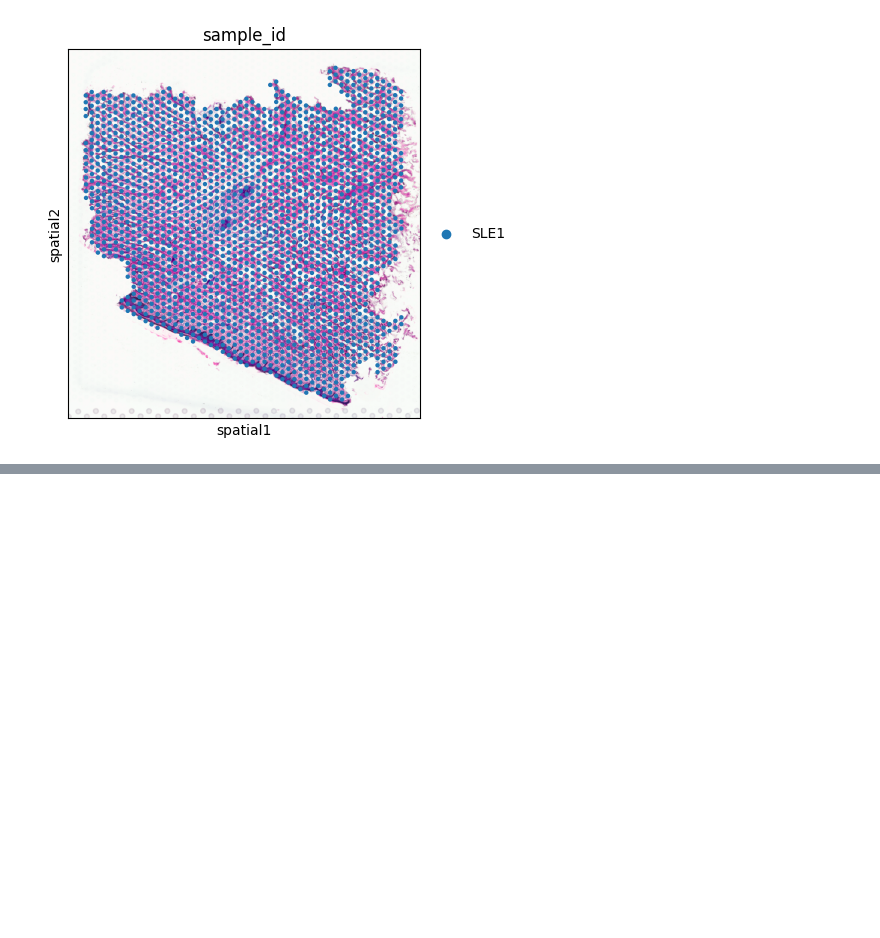
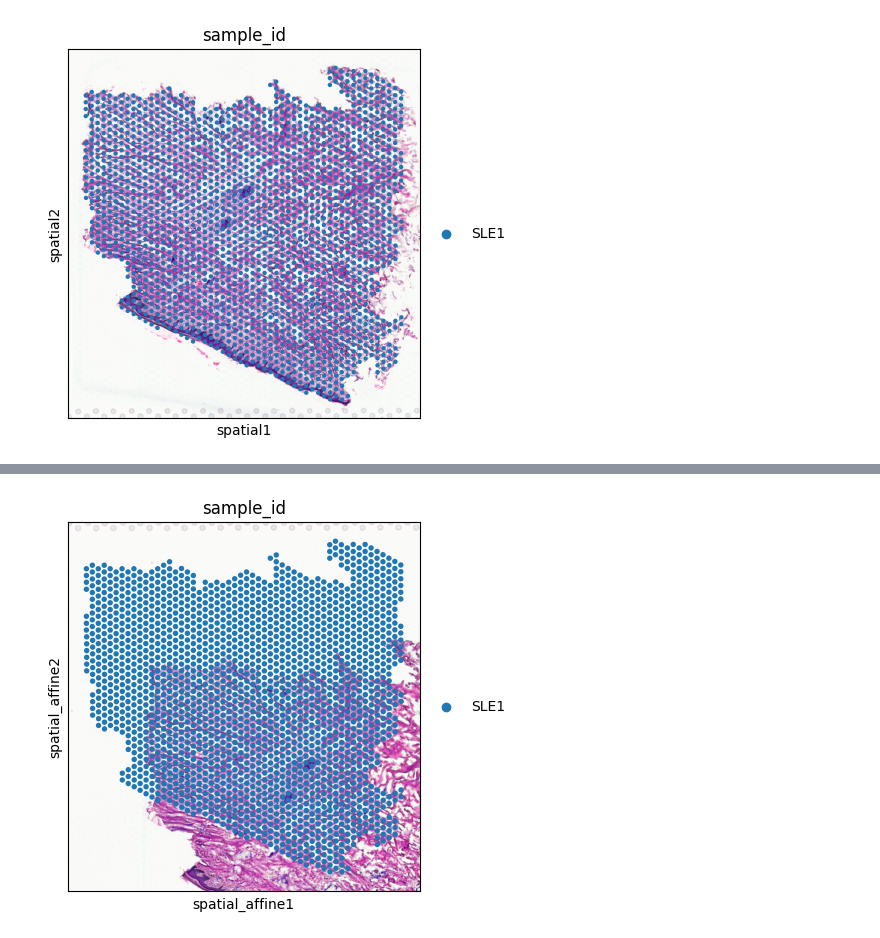
Before and after one commit to 13acts/Spatial-Transcriptomics-Rescalefactors, a Jupyter notebook: explore.ipynb, the cells around one changed output, grey strips where cells are left out. Drawn from its saved outputs; the diff is of its cells as text; code cells hidden in the pictures; blank space fills up the shorter version.

```diff
--- a/explore.ipynb
+++ b/explore.ipynb
@@ -88,0 +139,34 @@ AnnData object with n_obs × n_vars = 1948 × 33538
+# %%
+# -----------------------------
+# Load affine matrix (3x3)
+# -----------------------------
+if affine_path.endswith(".json"):
+    with open(affine_path) as f:
+        A = np.array(json.load(f))
+else:
+    A = pd.read_csv(affine_path, header=None).to_numpy()
+
+if A.shape != (3, 3):
+    raise ValueError("Affine matrix must be 3x3")
+
+# -----------------------------
+# Apply affine transform
+# [x', y', 1]^T = A · [x, y, 1]^T
+# -----------------------------
+valid_mask = ~np.isnan(coords).any(axis=1)
+
+coords_h = np.hstack([
+    coords[valid_mask],
+    np.ones((valid_mask.sum(), 1))
+])  # homogeneous coords (n,3)
+
+transformed_h = (A @ coords_h.T).T
+coords_transformed = coords.copy()
+coords_transformed[valid_mask] = transformed_h[:, :2]
+
+# optionally store back into AnnData
+adata.obsm["spatial_affine"] = coords_transformed
+# %%
+sc.pl.spatial(adata, basis='spatial_affine', color=adata.obs.columns[0])
+# %% [output]
+[figure, added]
```
Also changed, not shown: parts of 7 cells of this notebook, 1 other file.
